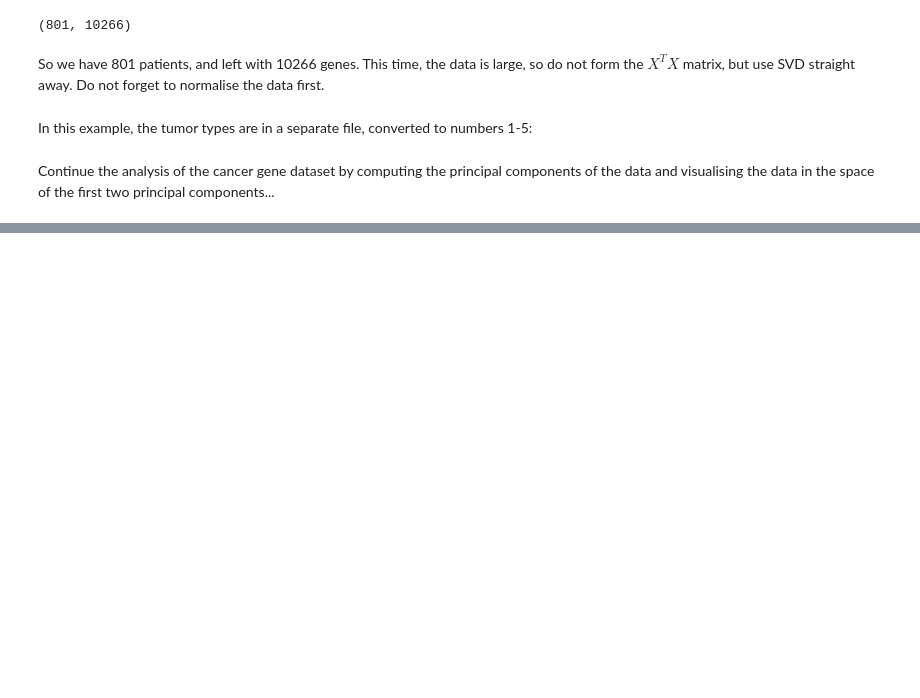
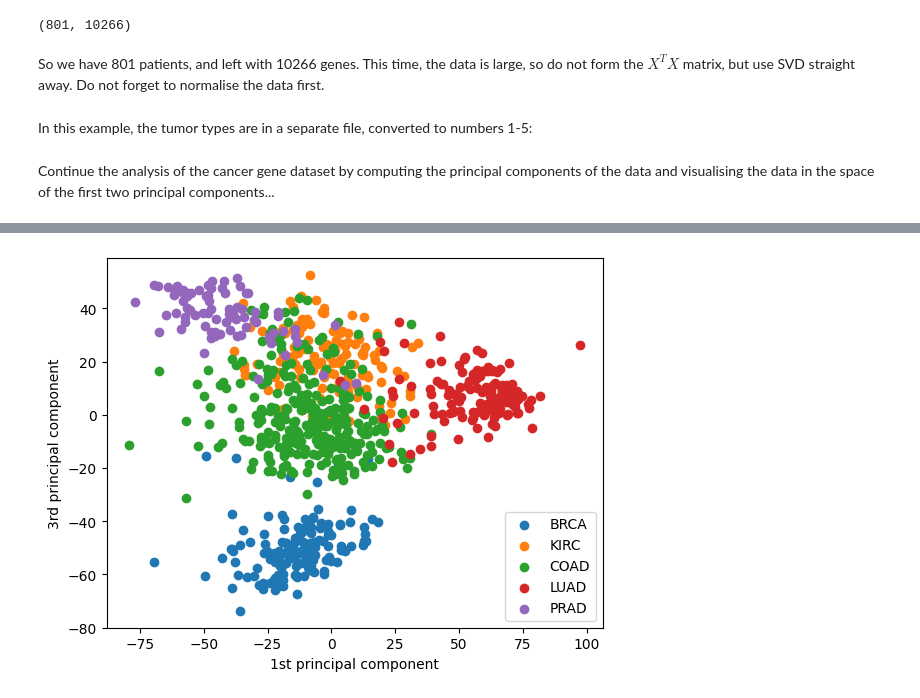
Before and after one commit to RohanDaggar/3m1-Coursework, a Jupyter notebook: 3M1 lab PCA_2024.ipynb, the cells around one changed output, grey strips where cells are left out. Saved outputs shown, nothing was run; the diff lists cells and outputs as text; code cells hidden in the pictures; blank space fills up the shorter version.

```diff
--- a/3M1 lab PCA_2024.ipynb
+++ b/3M1 lab PCA_2024.ipynb
@@ -309,0 +349,14 @@ Continue the analysis of the cancer gene dataset by computing the principal comp
+# %%
+# comparison of first and third principle components
+plt.scatter(X1[BRCA], X3[BRCA])
+plt.scatter(X1[KIRC], X3[KIRC])
+plt.scatter(X1[COAD], X3[COAD])
+plt.scatter(X1[LUAD], X3[LUAD])
+plt.scatter(X1[PRAD], X3[PRAD])
+
+plt.xlabel("1st principal component")
+plt.ylabel("3rd principal component")
+plt.legend(["BRCA", "KIRC", "COAD", "LUAD", "PRAD"])
+plt.show()
+# %% [output]
+[figure, added]
```
Also changed, not shown: parts of 10 cells of this notebook.
